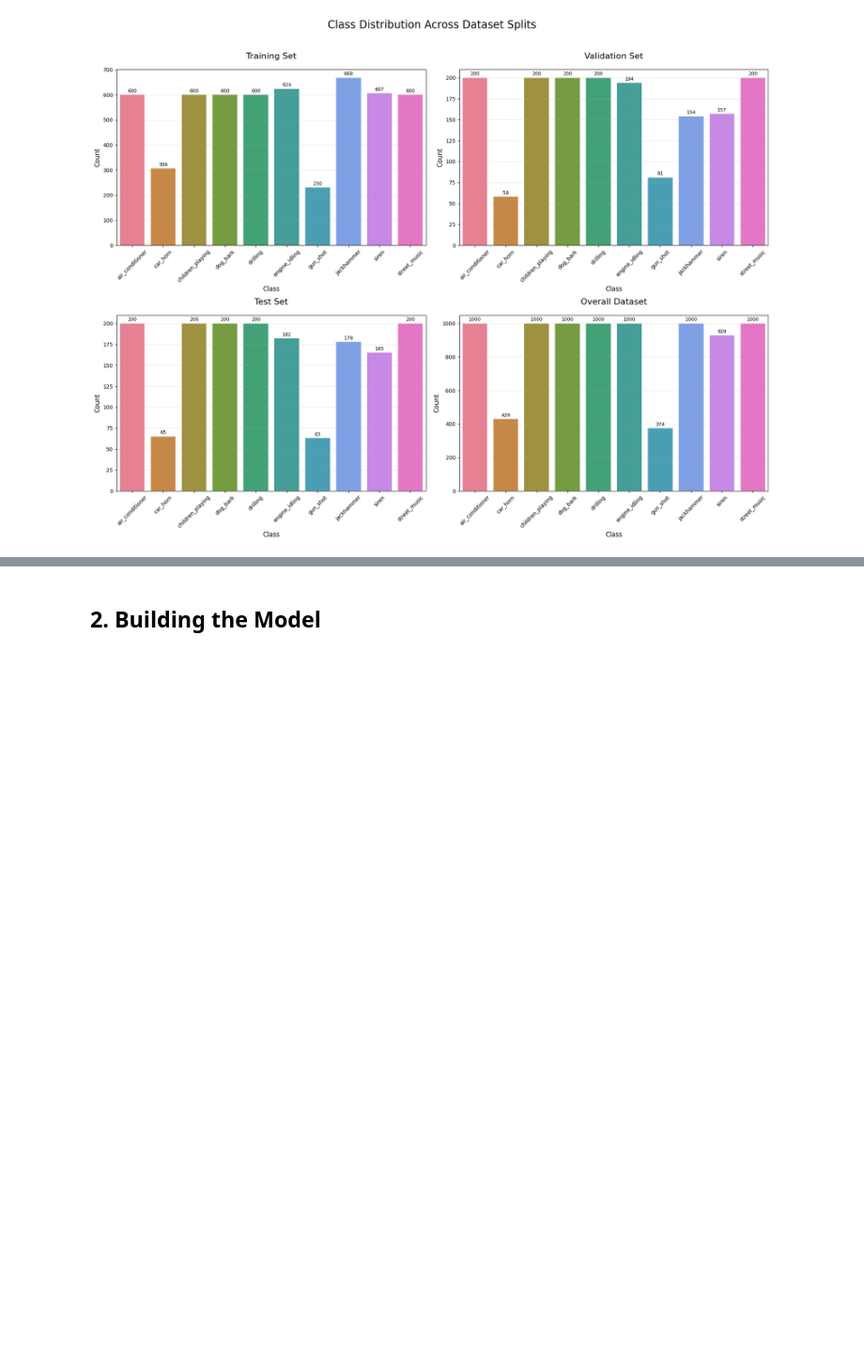
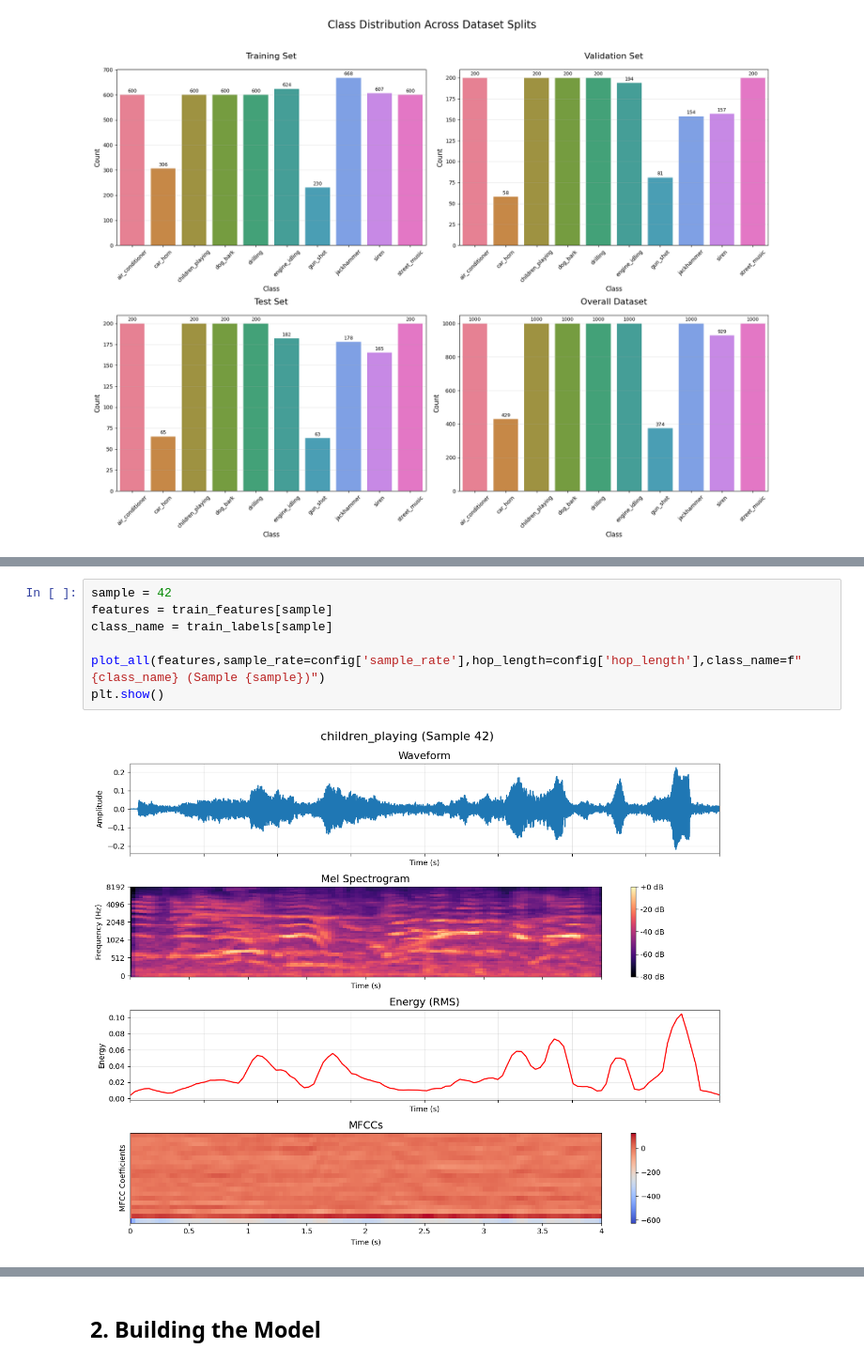
Before and after one commit to RanaMohamed6720/Environmental-Sound-Classification, a Jupyter notebook: sound_classification.ipynb, the cells around one changed output, grey strips where cells are left out. Shown at 94% size. Saved outputs shown, nothing was run; the diff lists cells and outputs as text; blank space fills up the shorter version.

Commit message:
Waveform and Spectrogram plots

```diff
--- a/sound_classification.ipynb
+++ b/sound_classification.ipynb
@@ -388,0 +472,9 @@ plt.show()
+# %%
+sample = 42
+features = train_features[sample]
+class_name = train_labels[sample]
+
+plot_all(features,sample_rate=config['sample_rate'],hop_length=config['hop_length'],class_name=f"{class_name} (Sample {sample})")
+plt.show()
+# %% [output]
+[figure, added]
```
Also changed, not shown: parts of 3 cells of this notebook.
